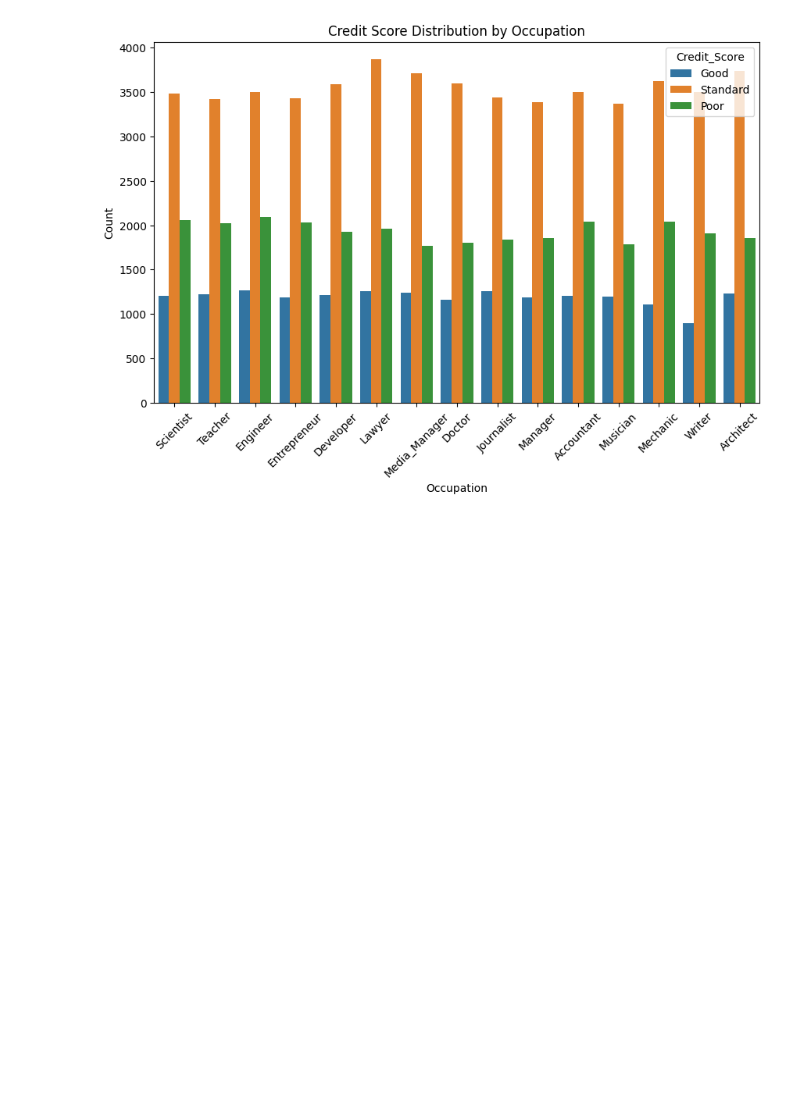
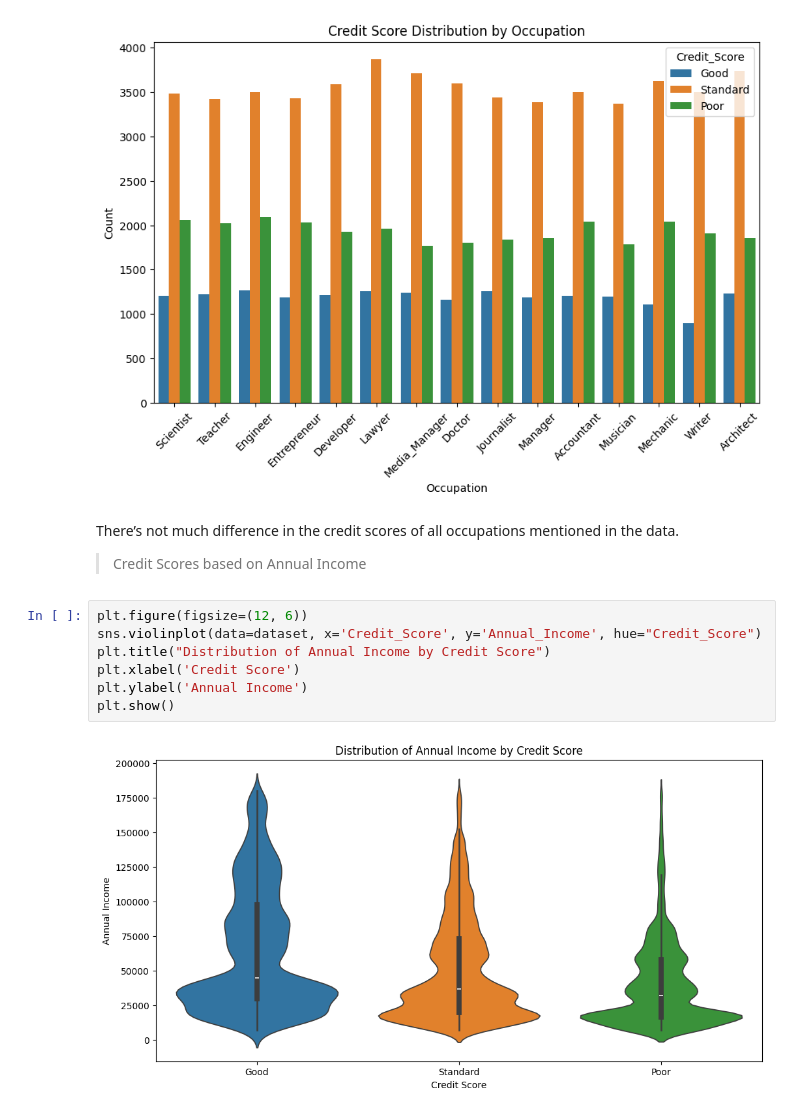
Before and after one commit to Darknight47/Data-Science-Project-01, a Jupyter notebook: credit_score_classification.ipynb, the cells around one changed output. Drawn from its saved outputs; the diff is of its cells as text; blank space fills up the shorter version.

Commit message:
data exploration p2

```diff
--- a/credit_score_classification.ipynb
+++ b/credit_score_classification.ipynb
@@ -171,3 +173,16 @@ plt.xticks(rotation=45)
 plt.show()
 # %% [output]
 [figure]
+# %% [markdown]
+There’s not much difference in the credit scores of all occupations mentioned in the data.
+
+> Credit Scores based on Annual Income
+# %%
+plt.figure(figsize=(12, 6))
+sns.violinplot(data=dataset, x='Credit_Score', y='Annual_Income', hue="Credit_Score")
+plt.title("Distribution of Annual Income by Credit Score")
+plt.xlabel('Credit Score')
+plt.ylabel('Annual Income')
+plt.show()
+# %% [output]
+[figure, added]
```
Also changed, not shown: parts of 4 cells of this notebook.
